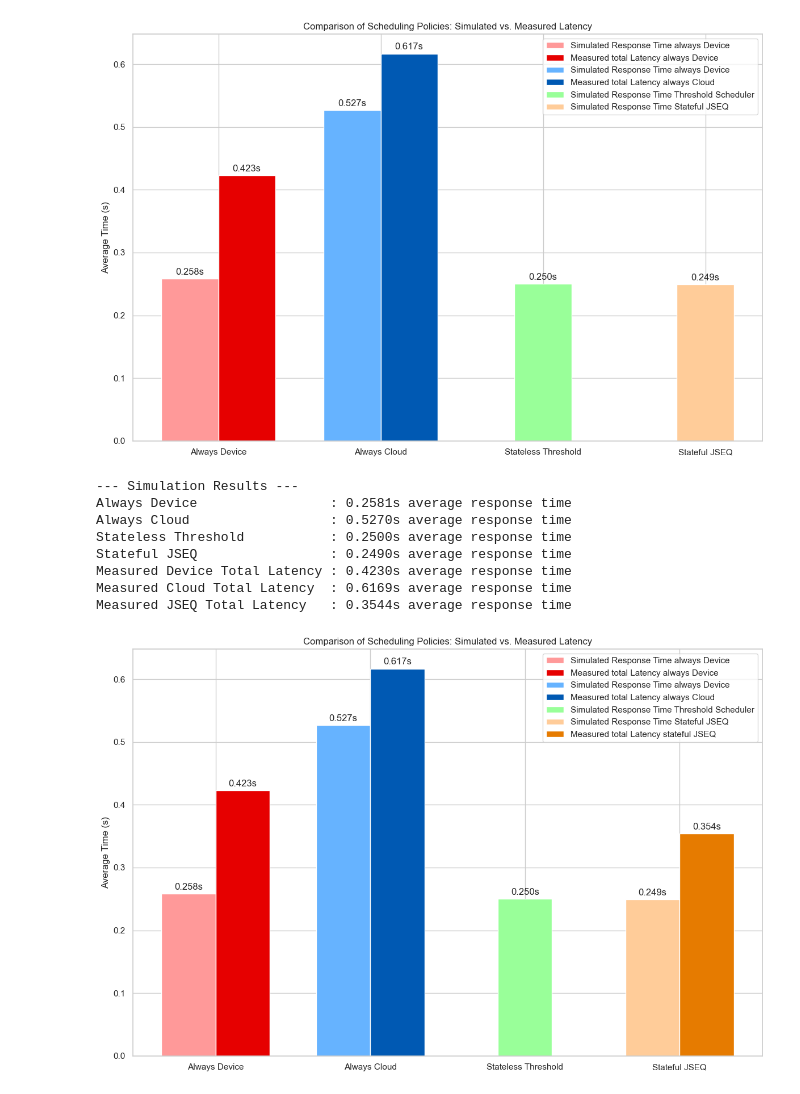
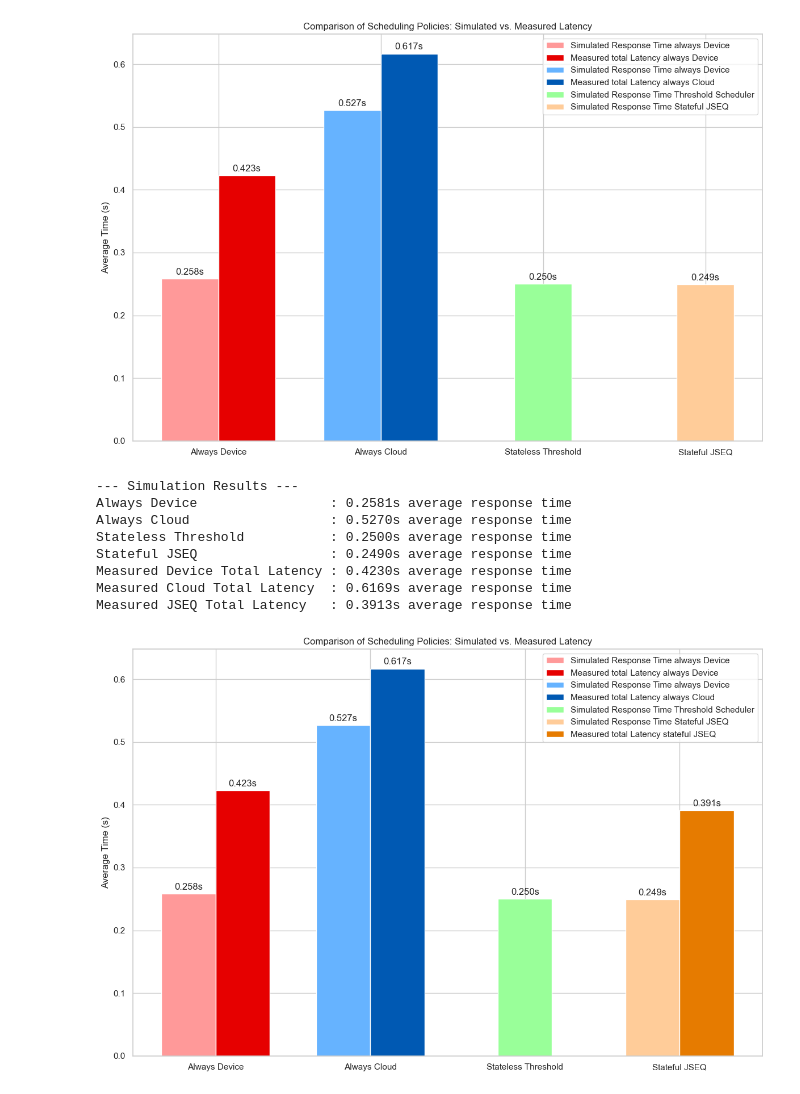
Before and after one commit to fabianHueni/UNIBE_MSGAI_HS25_Project, a Jupyter notebook: analyse/analyse_latency_data.ipynb, the cells around one changed output. Drawn from its saved outputs; the diff is of its cells as text; code cells hidden in the pictures.

Commit message:
result: added experiment with jseq scheduler, gemma on device and 4o-mini on cloud

```diff
--- a/analyse/analyse_latency_data.ipynb
+++ b/analyse/analyse_latency_data.ipynb
@@ -1037,7 +1037,7 @@ Measured Device Total Latency : 0.4230s average response time
 Measured Cloud Total Latency  : 0.6169s average response time
 [figure]
 # %%
-df_jseq_ex = raw_dfs['philip/raw_experiment_gemma-3-270m-it-ONNX_meta-llama-llama-3-2-1b-instruct_jseq_once-per-sec_2025-12-08T16-46-05'].copy()
+df_jseq_ex = raw_dfs['philip/raw_experiment_gemma-3-270m-it-ONNX_openai-gpt-4o-mini_jseq_once-per-sec_2025-12-08T17-12-38'].copy()
 
 # --- 7. ADD EMPIRICAL INFERENCE TIMES ---
 # Calculate the average inference times from the original dataframes
@@ -1098,32 +1098,32 @@ ax.bar(x[3] + bar_width/2, measured_latencies['Stateful JSEQ'], bar_width,
 # Add some text for labels, title and axes ticks
 ax.set_ylabel('Average Time (s)')
 ax.set_title('Comparison of Scheduling Policies: Simulated vs. Measured Latency')
 ax.set_xticks(x)
 ax.set_xticklabels(categories)
 ax.legend()
 
 # Function to attach a text label above each bar
 def autolabel(bars):
     for bar in bars:
         height = bar.get_height()
         ax.annotate(f'{height:.3f}s',
                     xy=(bar.get_x() + bar.get_width() / 2, height),
                     xytext=(0, 3),  # 3 points vertical offset
                     textcoords="offset points",
                     ha='center', va='bottom')
 
 # Label all bars plotted
 autolabel(ax.patches)
 
 fig.tight_layout()
 plt.show()
 # %% [output]
 --- Simulation Results ---
 Always Device                 : 0.2581s average response time
 Always Cloud                  : 0.5270s average response time
 Stateless Threshold           : 0.2500s average response time
 Stateful JSEQ                 : 0.2490s average response time
 Measured Device Total Latency : 0.4230s average response time
 Measured Cloud Total Latency  : 0.6169s average response time
-Measured JSEQ Total Latency   : 0.3544s average response time
+Measured JSEQ Total Latency   : 0.3913s average response time
-[figure, old version]
+[figure, new version]
```
Also changed, not shown: parts of 5 cells of this notebook, 2 other files.
